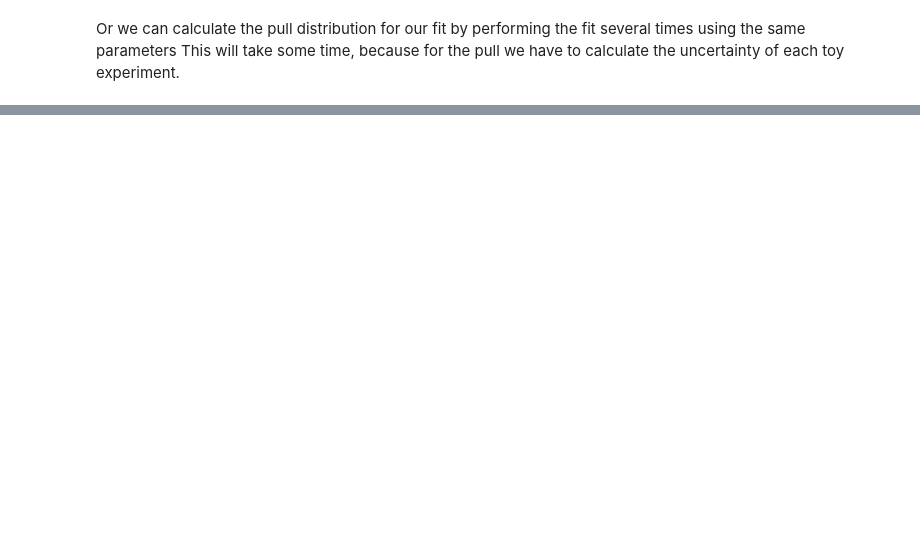
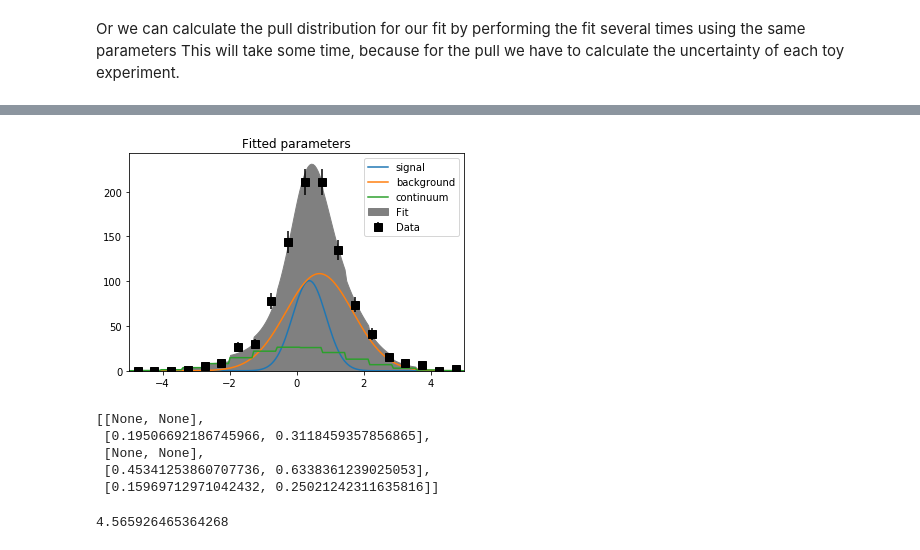
Before and after one commit to thomaskeck/scipy_extra, a Jupyter notebook: examples/fit.ipynb, the cells around one changed output, grey strips where cells are left out. Saved outputs shown, nothing was run; the diff lists cells and outputs as text; code cells hidden in the pictures; blank space fills up the shorter version.

```diff
--- a/examples/fit.ipynb
+++ b/examples/fit.ipynb
@@ -186,0 +170,6 @@ scipy_extra.plot.pull(fitter, toy_pull_results, 1)
+# %%
+fitter = scipy_extra.fit.Fitter(mapping, distribution, binnings=dict(bins=20, range=(-5,5)), normalisation=normalisation)
+# %%
+initial_parameters = [0.1, 0.1, 0.6, 0.3, 0.6]
+r = fitter.fit(initial_parameters, data)
+r
@@ -186,0 +191,19 @@ scipy_extra.plot.pull(fitter, toy_pull_results, 1)
+# %%
+plt.title("Fitted parameters")
+scipy_extra.plot.fit(fitter, data, binning=dict(bins=20, range=(-5,5)))
+# %% [output]
+[figure, added]
+# %%
+uncertainties = fitter.get_uncertainties([None, [0.0, 1.0], None, [0.0, 1.0], [0.0, 1.0]], data)
+uncertainties
+# %% [output]
+[[None, None],
+ [0.19506692186745966, 0.3118459357856865],
+ [None, None],
+ [0.45341253860707736, 0.6338361239025053],
+ [0.15969712971042432, 0.25021242311635816]]
+# %%
+significance = fitter.get_significance([None, 0.0, None, None, None, None], data)
+significance
+# %% [output]
+4.565926465364268
```
Also changed, not shown: parts of 22 cells of this notebook, 1 other file.
